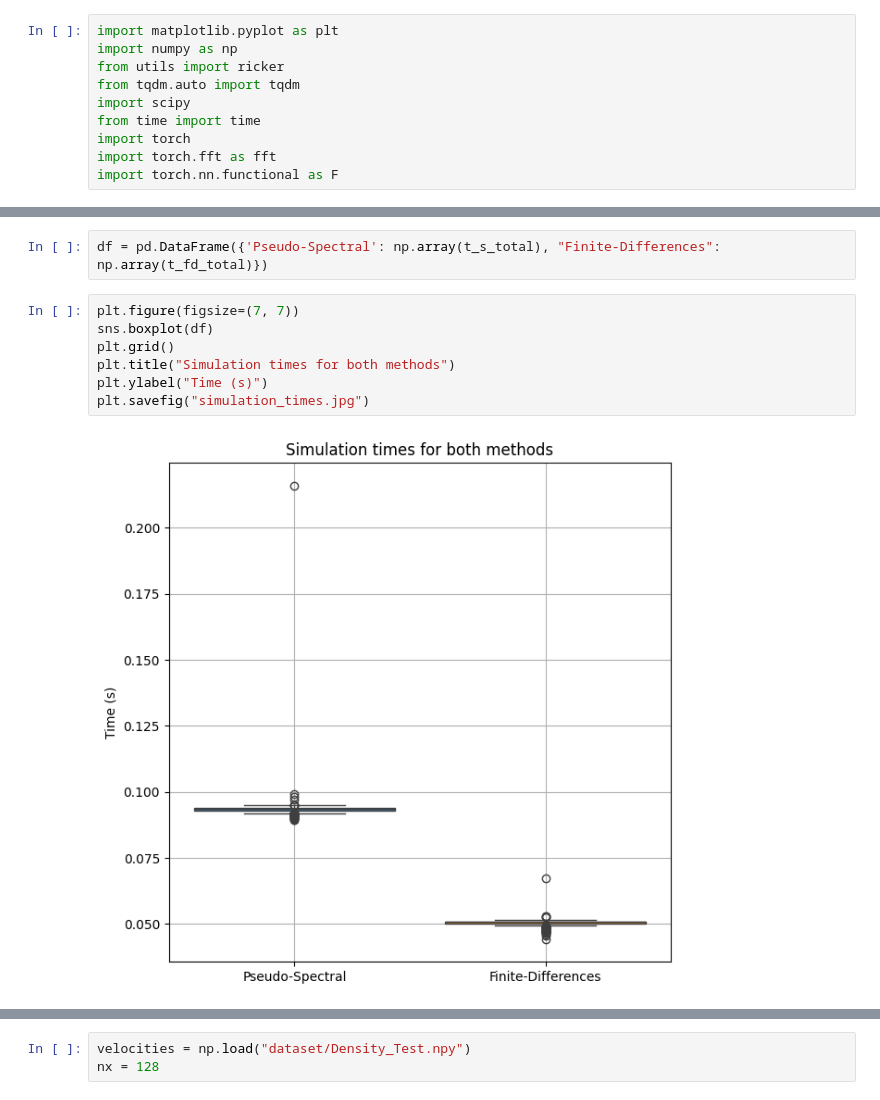
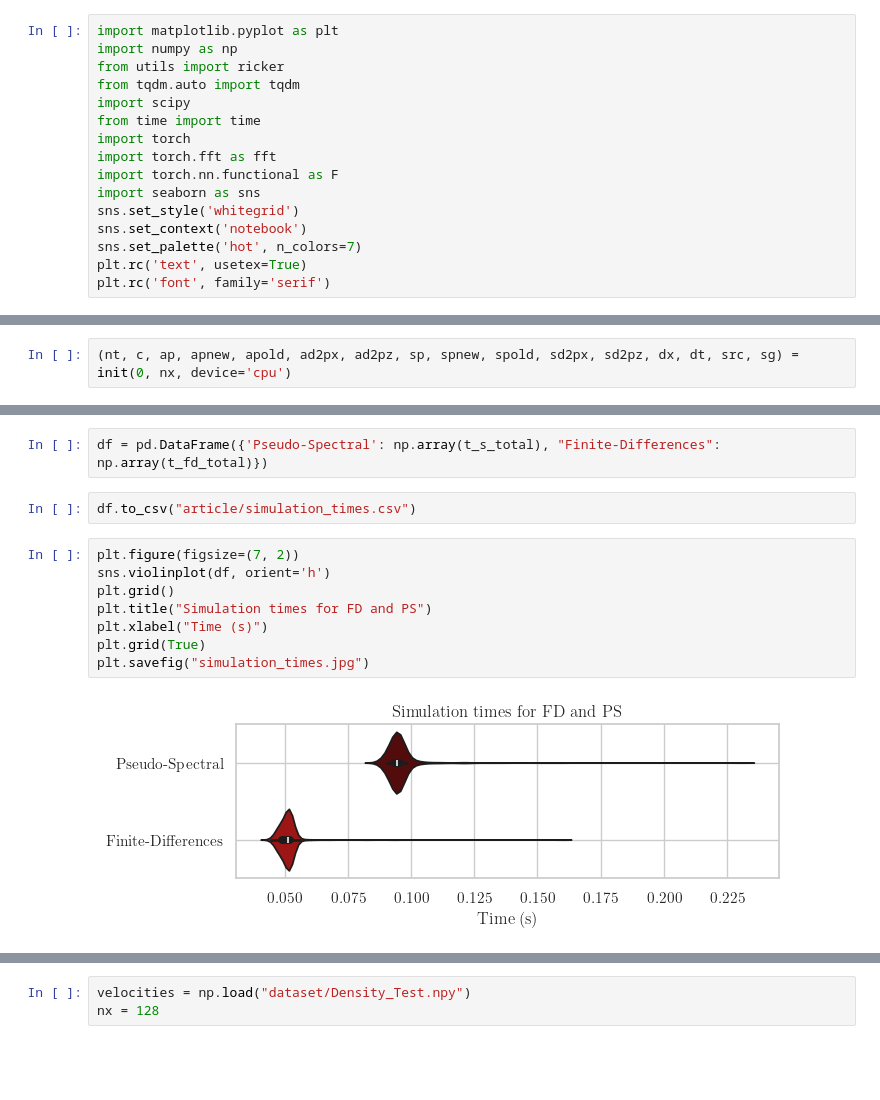
Before and after one commit to pascaltribel/does_knowledge_help, a Jupyter notebook: Data Generation.ipynb, the cells around one changed output, grey strips where cells are left out. Drawn from its saved outputs; the diff is of its cells as text; blank space fills up the shorter version.

```diff
--- a/Data Generation.ipynb
+++ b/Data Generation.ipynb
@@ -8,6 +8,12 @@ from time import time
 import torch
 import torch.fft as fft
 import torch.nn.functional as F
+import seaborn as sns
+sns.set_style('whitegrid')
+sns.set_context('notebook')
+sns.set_palette('hot', n_colors=7)
+plt.rc('text', usetex=True)
+plt.rc('font', family='serif')
 # %%
 velocities = np.load("dataset/Density_Test.npy")
 nx = 128
@@ -127,3 +133,5 @@ def loss_fn(u_prev, u_curr, u_pred, c, dt, dx):
     R = u_tt - c2 * lap_u
     loss = (R ** 2).mean()
     return loss**0.5
+# %%
+(nt, c, ap, apnew, apold, ad2px, ad2pz, sp, spnew, spold, sd2px, sd2pz, dx, dt, src, sg) = init(0, nx, device='cpu')
@@ -186,15 +264,18 @@ import seaborn as sns
 import pandas as pd
 # %%
 df = pd.DataFrame({'Pseudo-Spectral': np.array(t_s_total), "Finite-Differences": np.array(t_fd_total)})
+# %%
+df.to_csv("article/simulation_times.csv")
 # %%
-plt.figure(figsize=(7, 7))
-sns.boxplot(df)
+plt.figure(figsize=(7, 2))
+sns.violinplot(df, orient='h')
 plt.grid()
-plt.title("Simulation times for both methods")
-plt.ylabel("Time (s)")
+plt.title("Simulation times for FD and PS")
+plt.xlabel("Time (s)")
+plt.grid(True)
 plt.savefig("simulation_times.jpg")
 # %% [output]
-[figure, old version]
+[figure, new version]
 # %%
 def display_traces(idx, nx):
     trace_spectral, time_s, trace_fd, time_fd, nt, dt, c, nx, dx = get_traces(idx, nx)
```
Also changed, not shown: parts of 5 cells of this notebook, 39 other files.
